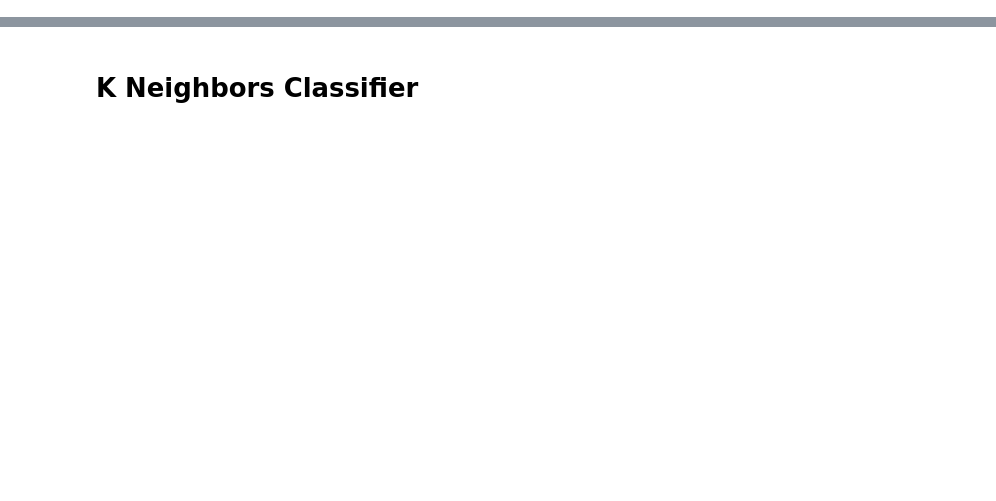
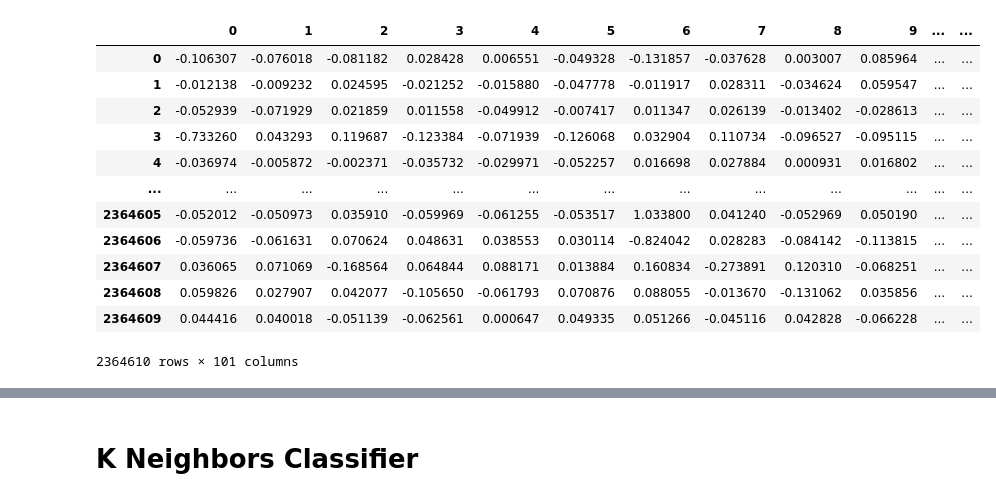
Before and after one commit to atoffano/KGene2Pheno, a Jupyter notebook: auto_multiclassif_emb_convkb_val.ipynb, the cells around one changed output, grey strips where cells are left out. Drawn from its saved outputs; the diff is of its cells as text; code cells hidden in the pictures; blank space fills up the shorter version.

```diff
--- a/auto_multiclassif_emb_convkb_val.ipynb
+++ b/auto_multiclassif_emb_convkb_val.ipynb
@@ -35,7 +59,20 @@ val
 # %%
 # Embeddings validation set set
 embval = pd.read_csv('/home/antoine/gene_pheno_pred/ConvKB_2023-04-13_16-59-47_train.csv' , header=0)
-embval.drop(columns=['true_triple'], inplace=True)
 embval
+# %% [output]
+|  | 0 | 1 | 2 | 3 | 4 | 5 | 6 | 7 | 8 | 9 | ... | ... |
+| 0 | -0.106307 | -0.076018 | -0.081182 | 0.028428 | 0.006551 | -0.049328 | -0.131857 | -0.037628 | 0.003007 | 0.085964 | ... | ... |
+| 1 | -0.012138 | -0.009232 | 0.024595 | -0.021252 | -0.015880 | -0.047778 | -0.011917 | 0.028311 | -0.034624 | 0.059547 | ... | ... |
+| 2 | -0.052939 | -0.071929 | 0.021859 | 0.011558 | -0.049912 | -0.007417 | 0.011347 | 0.026139 | -0.013402 | -0.028613 | ... | ... |
+| 3 | -0.733260 | 0.043293 | 0.119687 | -0.123384 | -0.071939 | -0.126068 | 0.032904 | 0.110734 | -0.096527 | -0.095115 | ... | ... |
+| 4 | -0.036974 | -0.005872 | -0.002371 | -0.035732 | -0.029971 | -0.052257 | 0.016698 | 0.027884 | 0.000931 | 0.016802 | ... | ... |
+| ... | ... | ... | ... | ... | ... | ... | ... | ... | ... | ... | ... | ... |
+| 2364605 | -0.052012 | -0.050973 | 0.035910 | -0.059969 | -0.061255 | -0.053517 | 1.033800 | 0.041240 | -0.052969 | 0.050190 | ... | ... |
+| 2364606 | -0.059736 | -0.061631 | 0.070624 | 0.048631 | 0.038553 | 0.030114 | -0.824042 | 0.028283 | -0.084142 | -0.113815 | ... | ... |
+| 2364607 | 0.036065 | 0.071069 | -0.168564 | 0.064844 | 0.088171 | 0.013884 | 0.160834 | -0.273891 | 0.120310 | -0.068251 | ... | ... |
+| 2364608 | 0.059826 | 0.027907 | 0.042077 | -0.105650 | -0.061793 | 0.070876 | 0.088055 | -0.013670 | -0.131062 | 0.035856 | ... | ... |
+| 2364609 | 0.044416 | 0.040018 | -0.051139 | -0.062561 | 0.000647 | 0.049335 | 0.051266 | -0.045116 | 0.042828 | -0.066228 | ... | ... |
+2364610 rows × 101 columns
 # %%
 # Experiment setup
```
Also changed, not shown: parts of 21 cells of this notebook, 5 other files.
